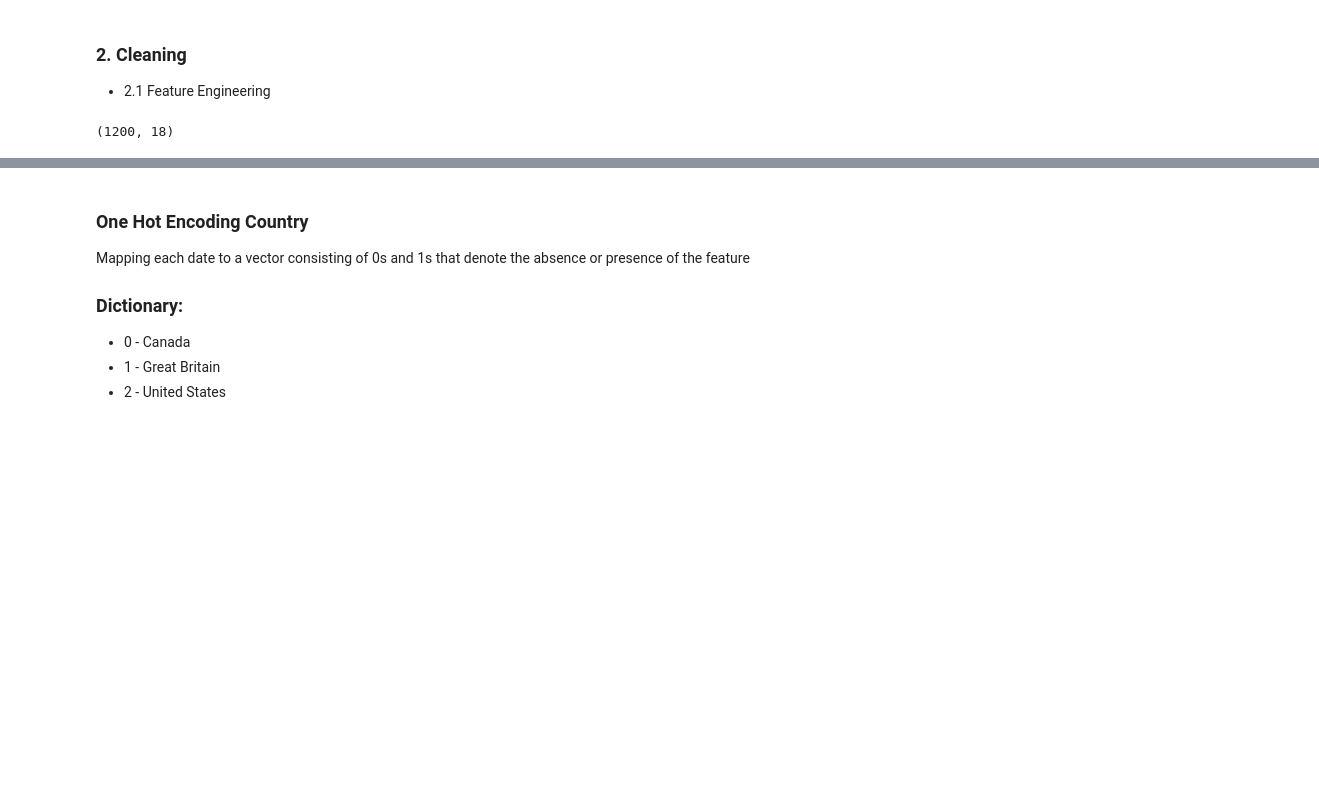
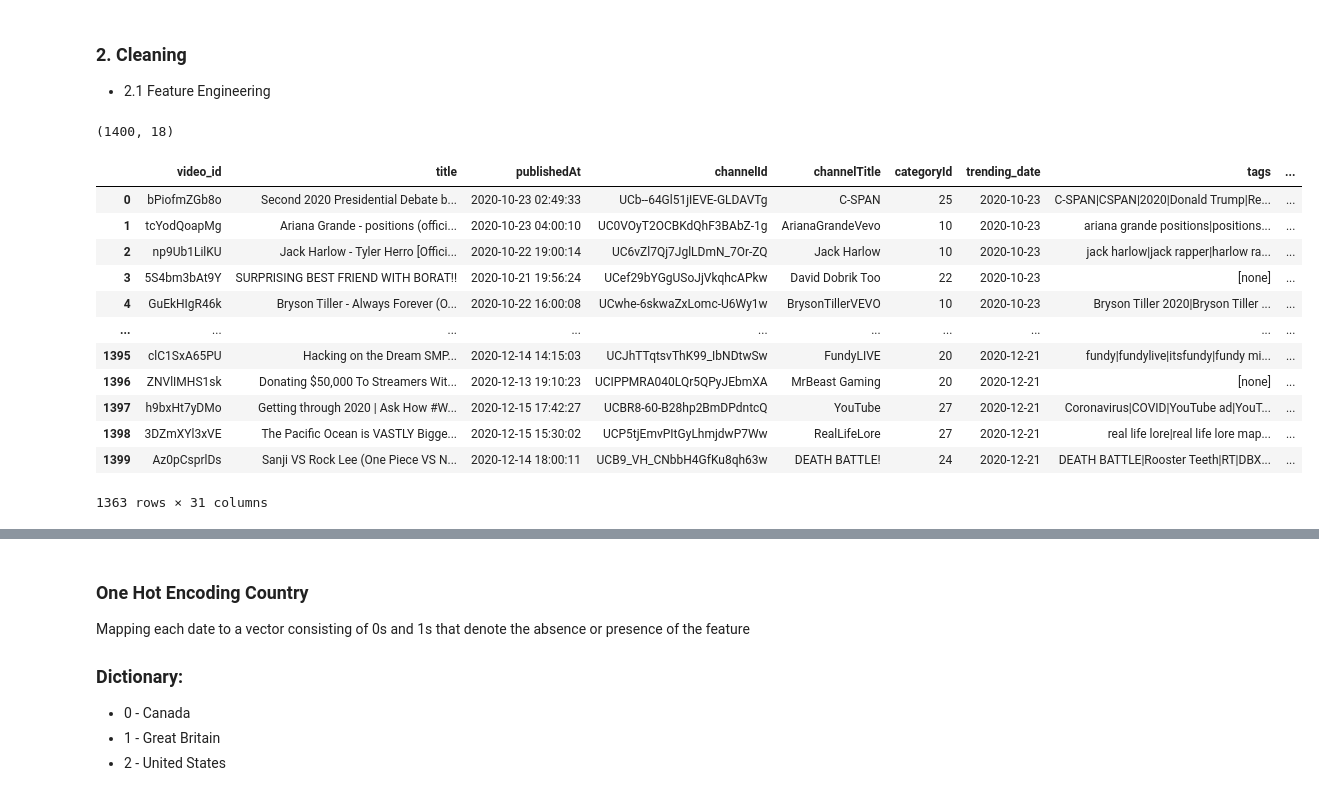
Before and after one commit to nickrwu/YouTube-Trending, a Jupyter notebook: yt-cleaning.ipynb, the cells around one changed output, grey strips where cells are left out. Drawn from its saved outputs; the diff is of its cells as text; code cells hidden in the pictures; blank space fills up the shorter version.

```diff
--- a/yt-cleaning.ipynb
+++ b/yt-cleaning.ipynb
@@ -16,6 +16,7 @@ Goal:
     * 2.2 Column Dropping
 * 3. Modeling
 # %%
+import helpers
 import pandas as pd
 import numpy as np
 import datetime as dt
@@ -24,15 +25,18 @@ import datetime as dt
 from sklearn.preprocessing import OneHotEncoder
 from sklearn.pipeline import Pipeline
 from sklearn.model_selection import train_test_split
-# import category_encoders as ce
+
+# Modeling
+from sklearn.linear_model import LinearRegression
+from sklearn import metrics
+from sklearn.tree import DecisionTreeRegressor
+from sklearn.ensemble import RandomForestRegressor
 
 # Plotting Modules
 import matplotlib.pyplot as plt
 
 # Reading the stitched data
-trend_data = pd.read_csv("../YouTube-Trending/Data/US_10.23-28.20.csv")
-# Set seed for reproducibility
-np.random.seed(0)
+trend_data = helpers.load_df("../YouTube-Trending/Data/US_Data.csv")
 
 df = trend_data.copy()
 df.head()
@@ -46,38 +50,24 @@ df.head()
 # %% [markdown]
 ### 2. Cleaning
 * 2.1 Feature Engineering
-# %%
-# df[df['title'].str.contains("transit")]
-# df['publishedAt'] = pd.to_datetime(df['publishedAt'], format='%Y-%m-%d').dt.tz_localize(None)
-# df['trending_date'] = pd.to_datetime(df['trending_date'], format="%y.%d.%m")
-# # df['publishedAt'] = df['publishedAt'].dt.date
-# df.head()
-# df.dtypes
-np.shape(df)
-# %% [output]
-(1200, 18)
-# %%
-# Adding Like/Dislike Ratio Column
-df['likeRatio'] = (df['likes']-df['dislikes'])/(df['likes']+df['dislikes'])
-
-# Changing the 'publishedAt' and 'trending_date' type from string to datetime type
-df['publishedAt'] = pd.to_datetime(df['publishedAt'], format='%Y-%m-%d').dt.tz_localize(None)
-df['new_date_published'] = df['publishedAt'].dt.date
-df['trending_date'] = pd.to_datetime(df['trending_date'], format="%y.%d.%m")
-df['new_date_trending'] = df['trending_date'].dt.date
-# df['publishedAt'] = df['publishedAt'].dt.date
-df['days_lapse'] = df['new_date_trending'] - df['new_date_published']
-
-# Breaking down 'duration' into Hour, Minutes, and Seconds
-df['durationHr'] = df['duration'].str.extract('(\d+)H').fillna(0).astype(int)
-df['durationMin'] = df['duration'].str.extract('(\d+)M').fillna(0).astype(int)
-df['durationSec'] = df['duration'].str.extract('M(\d+)S').fillna(0).astype(int)
-
-# Adding 'titleLength' Column
-df['titleLength'] = df['title'].apply(lambda x: len(str(x)))
-
-# Adding 'tagCount' Column
-df.loc[df['tags'].str.count("\|") != 0, 'tagCount'] = df['tags'].str.count("\|") + 1
-df.loc[df['tags'].str.count("\|") == 0, 'tagCount'] = 0
-df['tagCount'] = df['tagCount'].astype(int)
+# %%
+np.shape(df)
+# %% [output]
+(1400, 18)
+# %%
+helpers.featureEng(df)
+# %% [output]
+|  | video_id | title | publishedAt | channelId | channelTitle | categoryId | trending_date | tags | ... |
+| 0 | bPiofmZGb8o | Second 2020 Presidential Debate b... | 2020-10-23 02:49:33 | UCb--64Gl51jIEVE-GLDAVTg | C-SPAN | 25 | 2020-10-23 | C-SPAN|CSPAN|2020|Donald Trump|Re... | ... |
+| 1 | tcYodQoapMg | Ariana Grande - positions (offici... | 2020-10-23 04:00:10 | UC0VOyT2OCBKdQhF3BAbZ-1g | ArianaGrandeVevo | 10 | 2020-10-23 | ariana grande positions|positions... | ... |
+| 2 | np9Ub1LilKU | Jack Harlow - Tyler Herro [Offici... | 2020-10-22 19:00:14 | UC6vZl7Qj7JglLDmN_7Or-ZQ | Jack Harlow | 10 | 2020-10-23 | jack harlow|jack rapper|harlow ra... | ... |
+| 3 | 5S4bm3bAt9Y | SURPRISING BEST FRIEND WITH BORAT!! | 2020-10-21 19:56:24 | UCef29bYGgUSoJjVkqhcAPkw | David Dobrik Too | 22 | 2020-10-23 | [none] | ... |
+| 4 | GuEkHIgR46k | Bryson Tiller - Always Forever (O... | 2020-10-22 16:00:08 | UCwhe-6skwaZxLomc-U6Wy1w | BrysonTillerVEVO | 10 | 2020-10-23 | Bryson Tiller 2020|Bryson Tiller ... | ... |
+| ... | ... | ... | ... | ... | ... | ... | ... | ... | ... |
+| 1395 | clC1SxA65PU | Hacking on the Dream SMP... | 2020-12-14 14:15:03 | UCJhTTqtsvThK99_IbNDtwSw | FundyLIVE | 20 | 2020-12-21 | fundy|fundylive|itsfundy|fundy mi... | ... |
+| 1396 | ZNVlIMHS1sk | Donating $50,000 To Streamers Wit... | 2020-12-13 19:10:23 | UCIPPMRA040LQr5QPyJEbmXA | MrBeast Gaming | 20 | 2020-12-21 | [none] | ... |
+| 1397 | h9bxHt7yDMo | Getting through 2020 | Ask How #W... | 2020-12-15 17:42:27 | UCBR8-60-B28hp2BmDPdntcQ | YouTube | 27 | 2020-12-21 | Coronavirus|COVID|YouTube ad|YouT... | ... |
+| 1398 | 3DZmXYl3xVE | The Pacific Ocean is VASTLY Bigge... | 2020-12-15 15:30:02 | UCP5tjEmvPItGyLhmjdwP7Ww | RealLifeLore | 27 | 2020-12-21 | real life lore|real life lore map... | ... |
+| 1399 | Az0pCsprlDs | Sanji VS Rock Lee (One Piece VS N... | 2020-12-14 18:00:11 | UCB9_VH_CNbbH4GfKu8qh63w | DEATH BATTLE! | 24 | 2020-12-21 | DEATH BATTLE|Rooster Teeth|RT|DBX... | ... |
+1363 rows × 31 columns
 # %%
```
Also changed, not shown: parts of 8 cells of this notebook, 1 other file.
